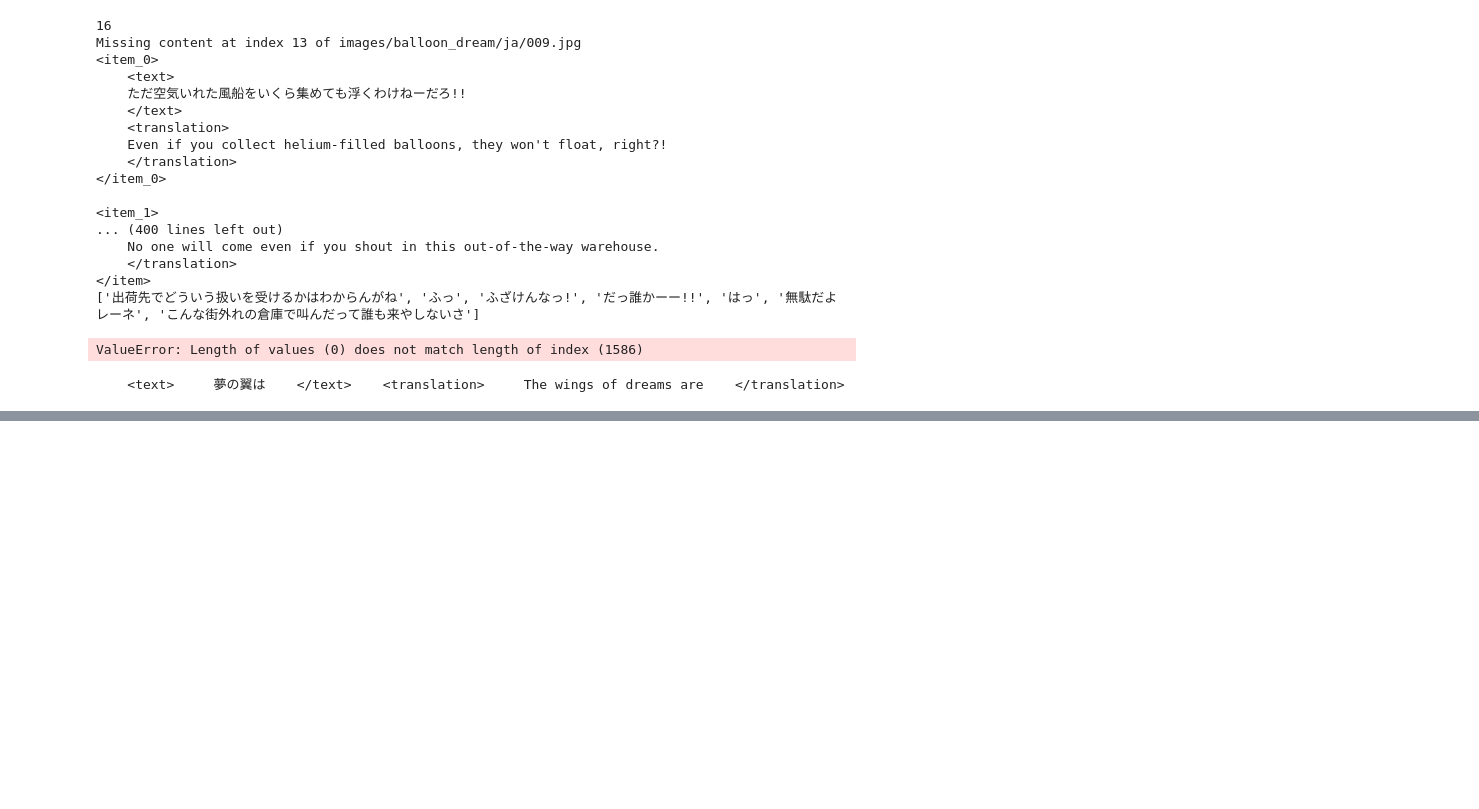
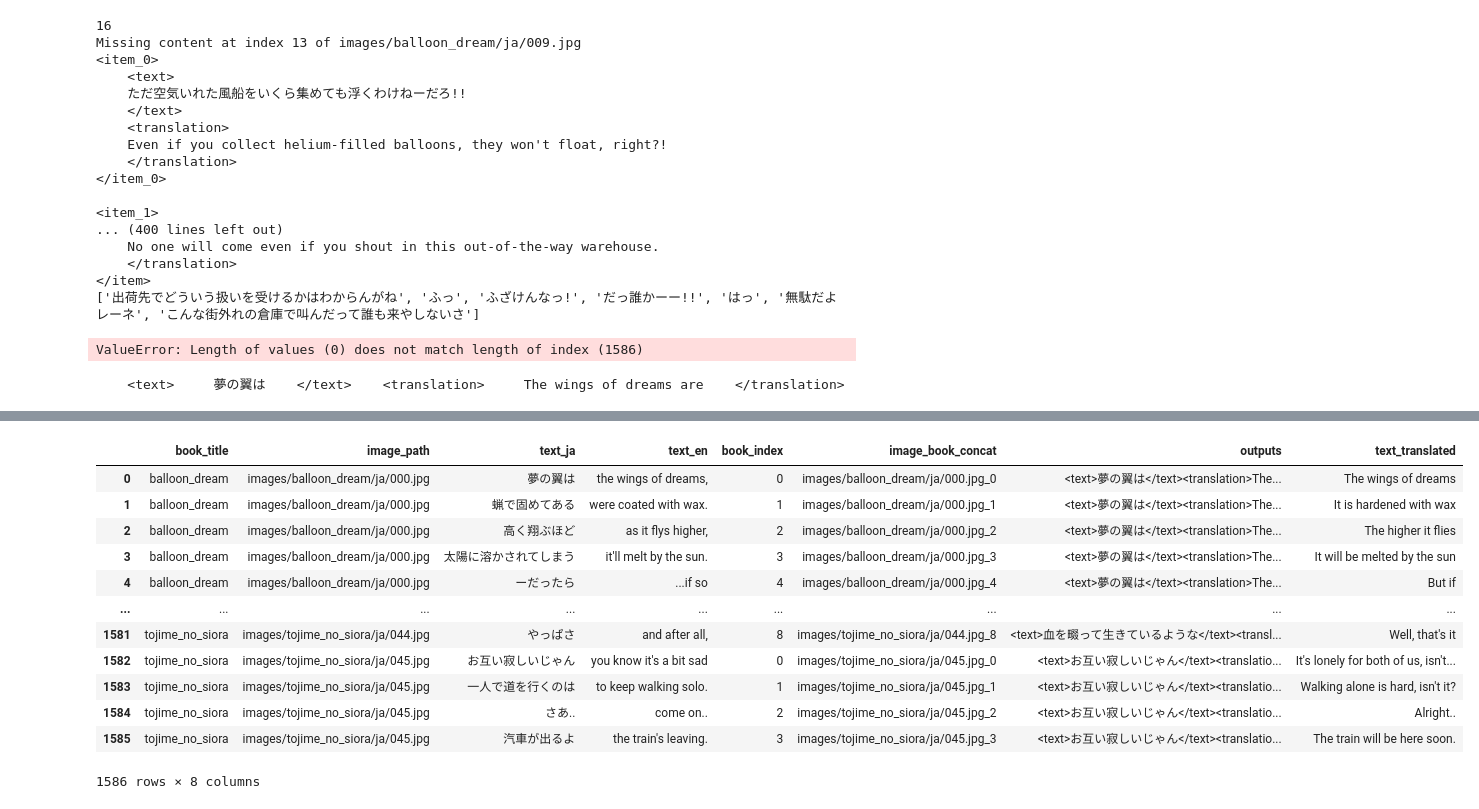
Before and after one commit to dungwinux/cs670-manga, a Jupyter notebook: translation/hf.ipynb, the cells around one changed output, grey strips where cells are left out. Saved outputs shown, nothing was run; the diff lists cells and outputs as text; code cells hidden in the pictures; blank space fills up the shorter version.

```diff
--- a/translation/hf.ipynb
+++ b/translation/hf.ipynb
@@ -637,0 +700,16 @@ print(extract_tag_text(text, 'item_0'))
+# %%
+pd.read_csv("data/output/qwen_7b.csv")
+# %% [output]
+|  | book_title | image_path | text_ja | text_en | book_index | image_book_concat | outputs | text_translated |
+| 0 | balloon_dream | images/balloon_dream/ja/000.jpg | 夢の翼は | the wings of dreams, | 0 | images/balloon_dream/ja/000.jpg_0 | <text>夢の翼は</text><translation>The... | The wings of dreams |
+| 1 | balloon_dream | images/balloon_dream/ja/000.jpg | 蝋で固めてある | were coated with wax. | 1 | images/balloon_dream/ja/000.jpg_1 | <text>夢の翼は</text><translation>The... | It is hardened with wax |
+| 2 | balloon_dream | images/balloon_dream/ja/000.jpg | 高く翔ぶほど | as it flys higher, | 2 | images/balloon_dream/ja/000.jpg_2 | <text>夢の翼は</text><translation>The... | The higher it flies |
+| 3 | balloon_dream | images/balloon_dream/ja/000.jpg | 太陽に溶かされてしまう | it'll melt by the sun. | 3 | images/balloon_dream/ja/000.jpg_3 | <text>夢の翼は</text><translation>The... | It will be melted by the sun |
+| 4 | balloon_dream | images/balloon_dream/ja/000.jpg | ーだったら | ...if so | 4 | images/balloon_dream/ja/000.jpg_4 | <text>夢の翼は</text><translation>The... | But if |
+| ... | ... | ... | ... | ... | ... | ... | ... | ... |
+| 1581 | tojime_no_siora | images/tojime_no_siora/ja/044.jpg | やっぱさ | and after all, | 8 | images/tojime_no_siora/ja/044.jpg_8 | <text>血を畷って生きているような</text><transl... | Well, that's it |
+| 1582 | tojime_no_siora | images/tojime_no_siora/ja/045.jpg | お互い寂しいじゃん | you know it's a bit sad | 0 | images/tojime_no_siora/ja/045.jpg_0 | <text>お互い寂しいじゃん</text><translatio... | It's lonely for both of us, isn't... |
+| 1583 | tojime_no_siora | images/tojime_no_siora/ja/045.jpg | 一人で道を行くのは | to keep walking solo. | 1 | images/tojime_no_siora/ja/045.jpg_1 | <text>お互い寂しいじゃん</text><translatio... | Walking alone is hard, isn't it? |
+| 1584 | tojime_no_siora | images/tojime_no_siora/ja/045.jpg | さあ.. | come on.. | 2 | images/tojime_no_siora/ja/045.jpg_2 | <text>お互い寂しいじゃん</text><translatio... | Alright.. |
+| 1585 | tojime_no_siora | images/tojime_no_siora/ja/045.jpg | 汽車が出るよ | the train's leaving. | 3 | images/tojime_no_siora/ja/045.jpg_3 | <text>お互い寂しいじゃん</text><translatio... | The train will be here soon. |
+1586 rows × 8 columns
```
Also changed, not shown: parts of 5 cells of this notebook, 21 other files.
